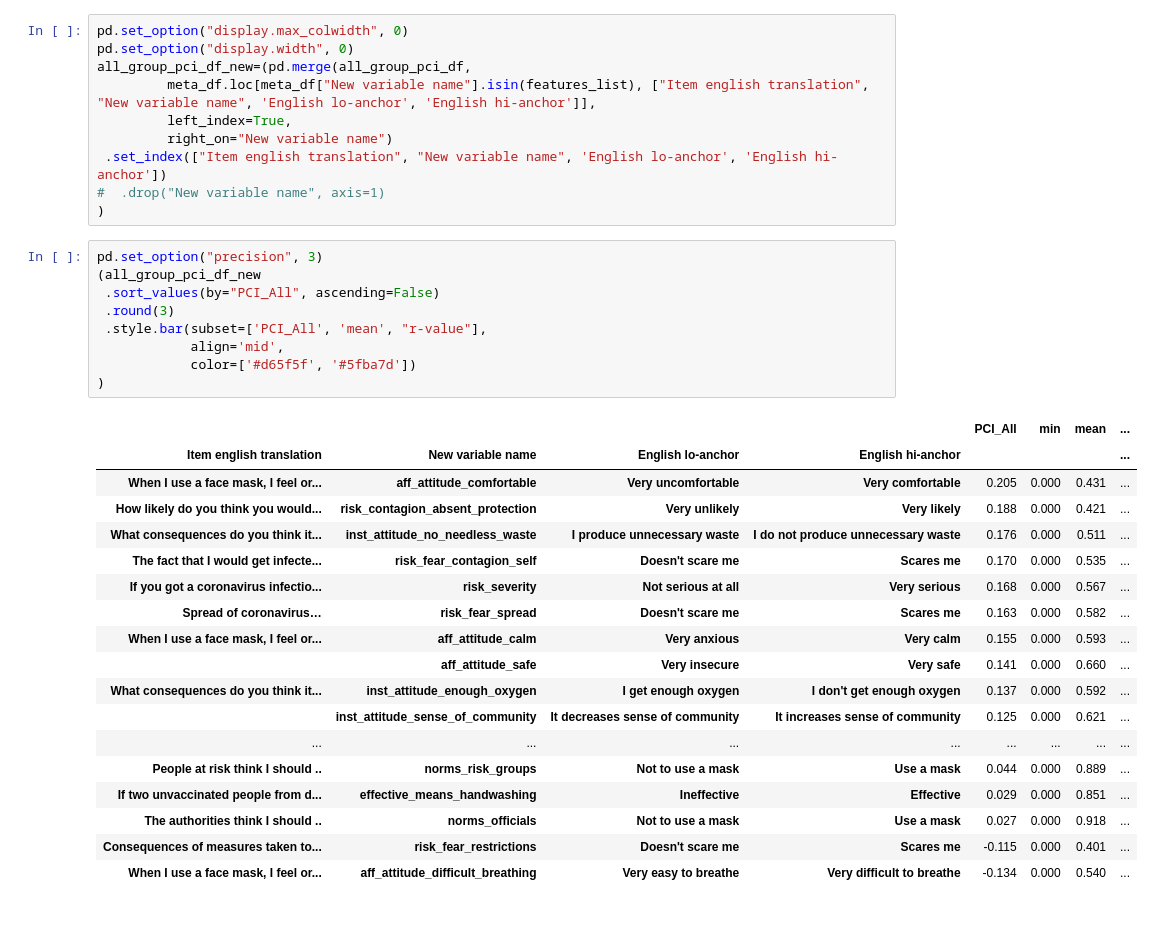
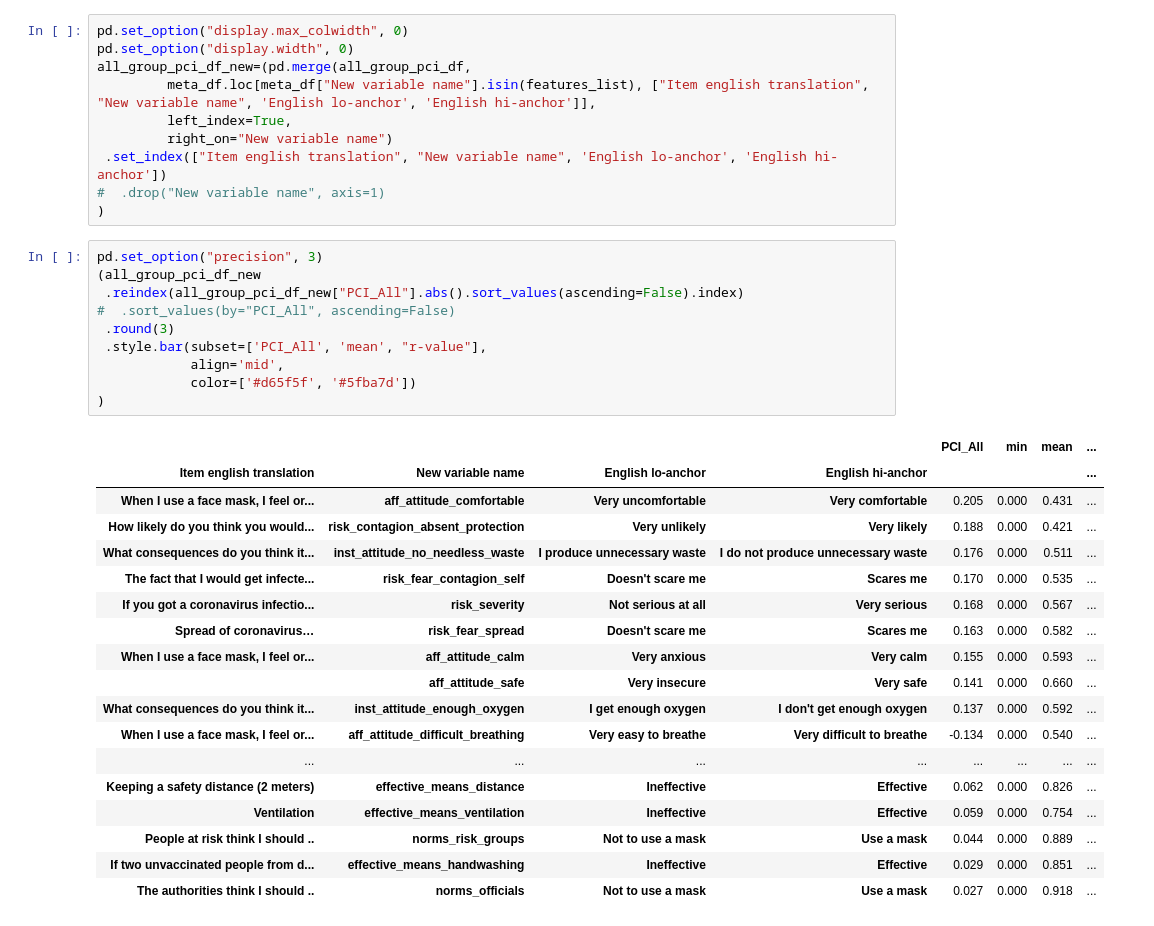
Before and after one commit to Citizen-Shield/multi-method-protective-behaviour, a Jupyter notebook: PCI_lin_reg_corrs_clean.ipynb, the cells around one changed output. Saved outputs shown, nothing was run; the diff lists cells and outputs as text.

Commit message:
Reordering the PCI tables

```diff
--- a/PCI_lin_reg_corrs_clean.ipynb
+++ b/PCI_lin_reg_corrs_clean.ipynb
@@ -488,31 +488,32 @@ all_group_pci_df_new=(pd.merge(all_group_pci_df,
 # %%
 pd.set_option("precision", 3)
 (all_group_pci_df_new
- .sort_values(by="PCI_All", ascending=False)
+ .reindex(all_group_pci_df_new["PCI_All"].abs().sort_values(ascending=False).index)
+#  .sort_values(by="PCI_All", ascending=False)
  .round(3)
  .style.bar(subset=['PCI_All', 'mean', "r-value"],
             align='mid',
             color=['#d65f5f', '#5fba7d'])
 )
 # %% [output]
 |  |  |  |  | PCI_All | min | mean | ... |
 | Item english translation | New variable name | English lo-anchor | English hi-anchor |  |  |  | ... |
 | When I use a face mask, I feel or... | aff_attitude_comfortable | Very uncomfortable | Very comfortable | 0.205 | 0.000 | 0.431 | ... |
 | How likely do you think you would... | risk_contagion_absent_protection | Very unlikely | Very likely | 0.188 | 0.000 | 0.421 | ... |
 | What consequences do you think it... | inst_attitude_no_needless_waste | I produce unnecessary waste | I do not produce unnecessary waste | 0.176 | 0.000 | 0.511 | ... |
 | The fact that I would get infecte... | risk_fear_contagion_self | Doesn't scare me | Scares me | 0.170 | 0.000 | 0.535 | ... |
 | If you got a coronavirus infectio... | risk_severity | Not serious at all | Very serious | 0.168 | 0.000 | 0.567 | ... |
 | Spread of coronavirus… | risk_fear_spread | Doesn't scare me | Scares me | 0.163 | 0.000 | 0.582 | ... |
 | When I use a face mask, I feel or... | aff_attitude_calm | Very anxious | Very calm | 0.155 | 0.000 | 0.593 | ... |
 |  | aff_attitude_safe | Very insecure | Very safe | 0.141 | 0.000 | 0.660 | ... |
 | What consequences do you think it... | inst_attitude_enough_oxygen | I get enough oxygen | I don't get enough oxygen | 0.137 | 0.000 | 0.592 | ... |
-|  | inst_attitude_sense_of_community | It decreases sense of community | It increases sense of community | 0.125 | 0.000 | 0.621 | ... |
+| When I use a face mask, I feel or... | aff_attitude_difficult_breathing | Very easy to breathe | Very difficult to breathe | -0.134 | 0.000 | 0.540 | ... |
 | ... | ... | ... | ... | ... | ... | ... | ... |
+| Keeping a safety distance (2 meters) | effective_means_distance | Ineffective | Effective | 0.062 | 0.000 | 0.826 | ... |
+| Ventilation | effective_means_ventilation | Ineffective | Effective | 0.059 | 0.000 | 0.754 | ... |
 | People at risk think I should .. | norms_risk_groups | Not to use a mask | Use a mask | 0.044 | 0.000 | 0.889 | ... |
 | If two unvaccinated people from d... | effective_means_handwashing | Ineffective | Effective | 0.029 | 0.000 | 0.851 | ... |
 | The authorities think I should .. | norms_officials | Not to use a mask | Use a mask | 0.027 | 0.000 | 0.918 | ... |
-| Consequences of measures taken to... | risk_fear_restrictions | Doesn't scare me | Scares me | -0.115 | 0.000 | 0.401 | ... |
-| When I use a face mask, I feel or... | aff_attitude_difficult_breathing | Very easy to breathe | Very difficult to breathe | -0.134 | 0.000 | 0.540 | ... |
 # %%
 cmap = cmap=sns.diverging_palette(5, 250, as_cmap=True)
 (all_group_pci_df_new
```
Also changed, not shown: parts of 10 cells of this notebook, 13 other files.
